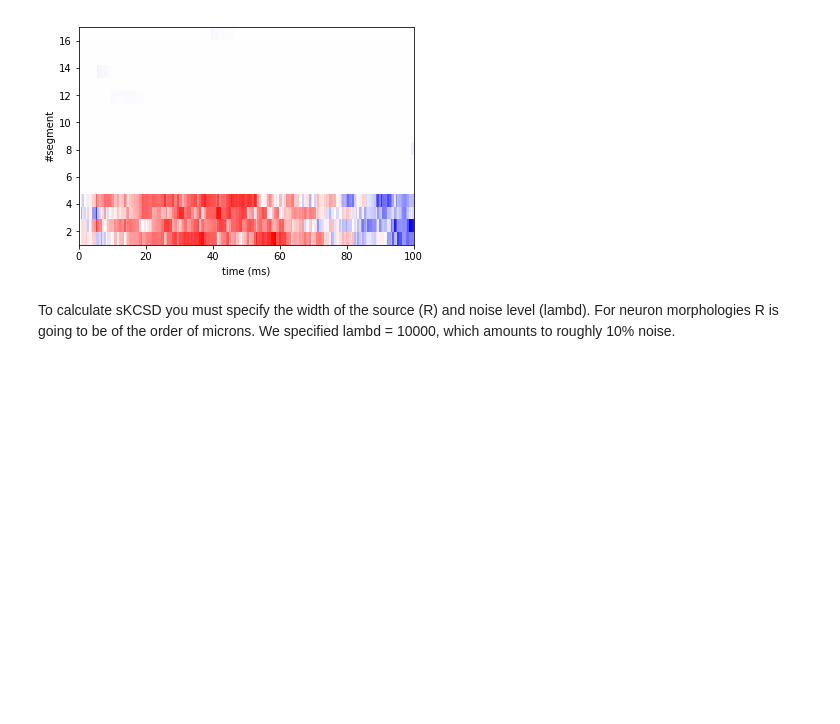
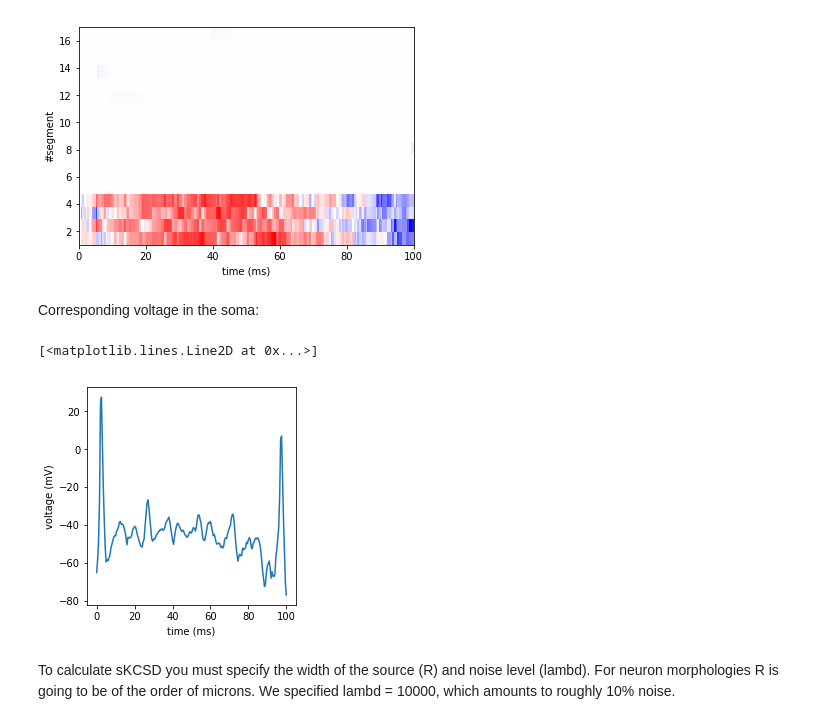
Before and after one commit to Neuroinflab/kCSD-python, a Jupyter notebook: tutorials/skcsd_tutorial.ipynb, the cells around one changed output. Cells and saved outputs as stored; diff of their text form; code cells hidden in the pictures; blank space fills up the shorter version.

```diff
--- a/tutorials/skcsd_tutorial.ipynb
+++ b/tutorials/skcsd_tutorial.ipynb
@@ -51,6 +48,18 @@ ax.imshow(ground_truth, origin="lower", aspect="auto", interpolation="none", cma
 # %% [output]
 <matplotlib.image.AxesImage at 0x...>
 [figure]
+# %% [markdown]
+Corresponding voltage in the soma:
+# %%
+somav = np.loadtxt(os.path.join(data_fname, 'somav.txt'))
+fig, ax = plt.subplots(1, 1)
+ax.set_aspect('equal')
+ax.set_xlabel('time (ms)')
+ax.set_ylabel('voltage (mV)')
+ax.plot(time, somav)
+# %% [output]
+[<matplotlib.lines.Line2D at 0x...>]
+[figure, added]
 # %% [markdown]
 To calculate sKCSD you must specify the width of the source (R) and noise level (lambd). For neuron morphologies R is going to be of the order of microns. We specified lambd = 10000, which amounts to roughly 10% noise.
 # %%
```
Also changed, not shown: parts of 4 cells of this notebook.
